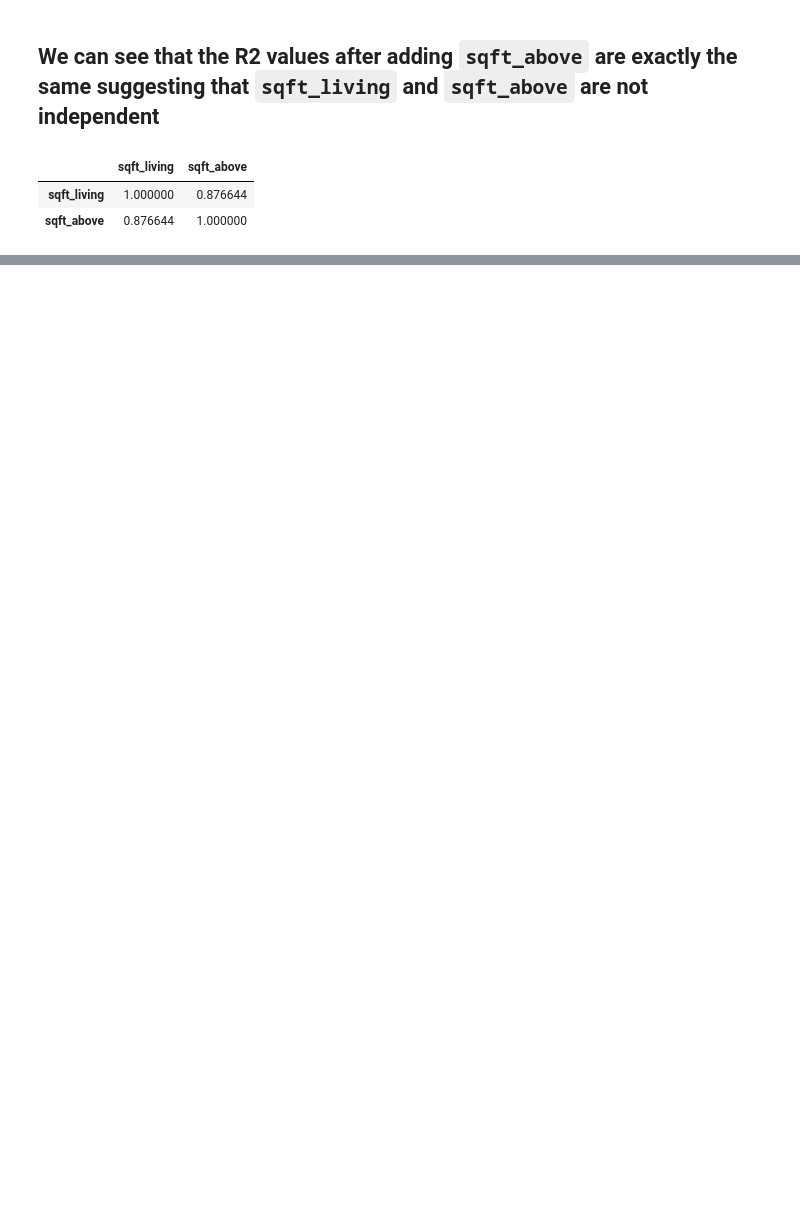
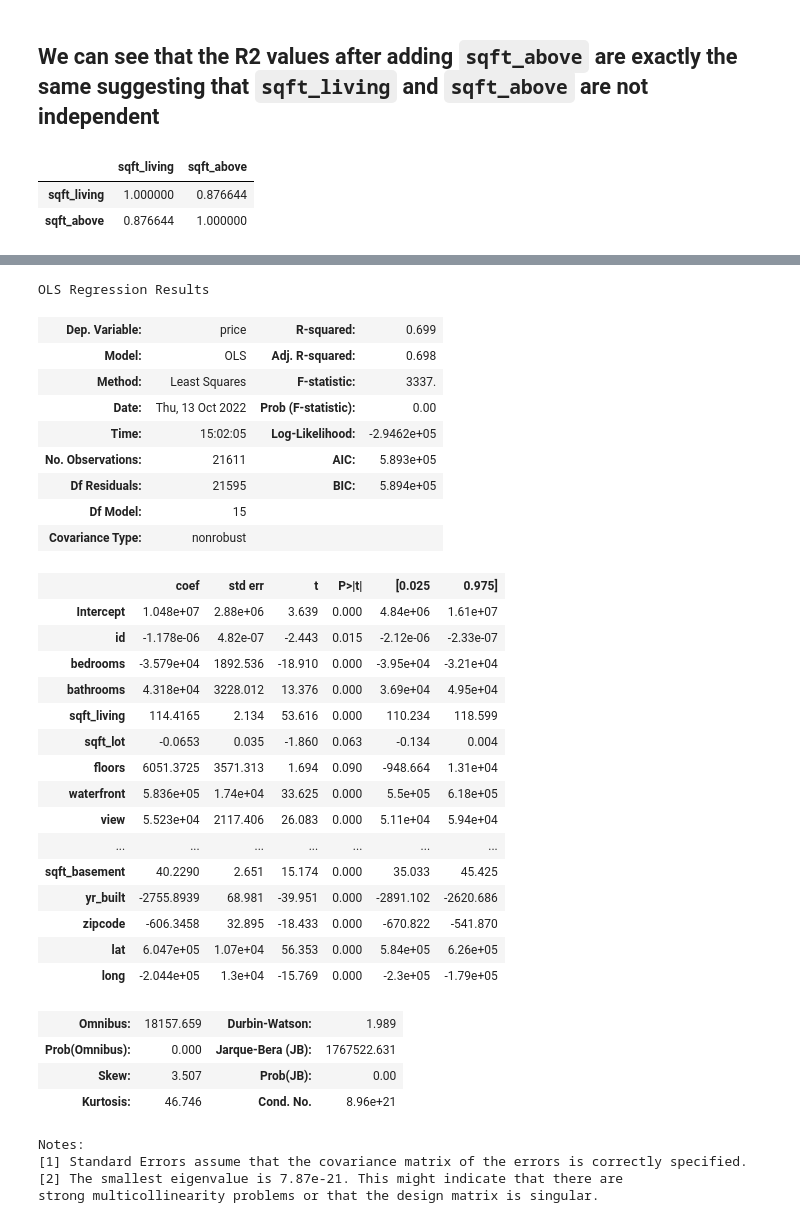
Before and after one commit to rahulakrish/linear_regression, a Jupyter notebook: phase2_project_rev1.ipynb, the cells around one changed output, grey strips where cells are left out. Saved outputs shown, nothing was run; the diff lists cells and outputs as text; code cells hidden in the pictures; blank space fills up the shorter version.

```diff
--- a/phase2_project_rev1.ipynb
+++ b/phase2_project_rev1.ipynb
@@ -270,0 +361,44 @@ df1[['sqft_living','sqft_above']].corr()
+# %%
+outcome = 'price'
+variables = df.drop(['price','date','yr_renovated','sqft_living15','sqft_lot15'],axis=1)
+variables_sum = '+'.join(variables.columns)
+
+f = outcome + '~' + variables_sum
+model = ols(formula=f,data=df).fit()
+
+model.summary()
+# %% [output]
+OLS Regression Results
+| Dep. Variable: | price | R-squared: | 0.699 |
+| Model: | OLS | Adj. R-squared: | 0.698 |
+| Method: | Least Squares | F-statistic: | 3337. |
+| Date: | Thu, 13 Oct 2022 | Prob (F-statistic): | 0.00 |
+| Time: | 15:02:05 | Log-Likelihood: | -2.9462e+05 |
+| No. Observations: | 21611 | AIC: | 5.893e+05 |
+| Df Residuals: | 21595 | BIC: | 5.894e+05 |
+| Df Model: | 15 |  |  |
+| Covariance Type: | nonrobust |  |  |
+|  | coef | std err | t | P>|t| | [0.025 | 0.975] |
+| Intercept | 1.048e+07 | 2.88e+06 | 3.639 | 0.000 | 4.84e+06 | 1.61e+07 |
+| id | -1.178e-06 | 4.82e-07 | -2.443 | 0.015 | -2.12e-06 | -2.33e-07 |
+| bedrooms | -3.579e+04 | 1892.536 | -18.910 | 0.000 | -3.95e+04 | -3.21e+04 |
+| bathrooms | 4.318e+04 | 3228.012 | 13.376 | 0.000 | 3.69e+04 | 4.95e+04 |
+| sqft_living | 114.4165 | 2.134 | 53.616 | 0.000 | 110.234 | 118.599 |
+| sqft_lot | -0.0653 | 0.035 | -1.860 | 0.063 | -0.134 | 0.004 |
+| floors | 6051.3725 | 3571.313 | 1.694 | 0.090 | -948.664 | 1.31e+04 |
+| waterfront | 5.836e+05 | 1.74e+04 | 33.625 | 0.000 | 5.5e+05 | 6.18e+05 |
+| view | 5.523e+04 | 2117.406 | 26.083 | 0.000 | 5.11e+04 | 5.94e+04 |
+| ... | ... | ... | ... | ... | ... | ... |
+| sqft_basement | 40.2290 | 2.651 | 15.174 | 0.000 | 35.033 | 45.425 |
+| yr_built | -2755.8939 | 68.981 | -39.951 | 0.000 | -2891.102 | -2620.686 |
+| zipcode | -606.3458 | 32.895 | -18.433 | 0.000 | -670.822 | -541.870 |
+| lat | 6.047e+05 | 1.07e+04 | 56.353 | 0.000 | 5.84e+05 | 6.26e+05 |
+| long | -2.044e+05 | 1.3e+04 | -15.769 | 0.000 | -2.3e+05 | -1.79e+05 |
+| Omnibus: | 18157.659 | Durbin-Watson: | 1.989 |
+| Prob(Omnibus): | 0.000 | Jarque-Bera (JB): | 1767522.631 |
+| Skew: | 3.507 | Prob(JB): | 0.00 |
+| Kurtosis: | 46.746 | Cond. No. | 8.96e+21 |
+Notes:
+[1] Standard Errors assume that the covariance matrix of the errors is correctly specified.
+[2] The smallest eigenvalue is 7.87e-21. This might indicate that there are
+strong multicollinearity problems or that the design matrix is singular.
```
Also changed, not shown: parts of 11 cells of this notebook.
